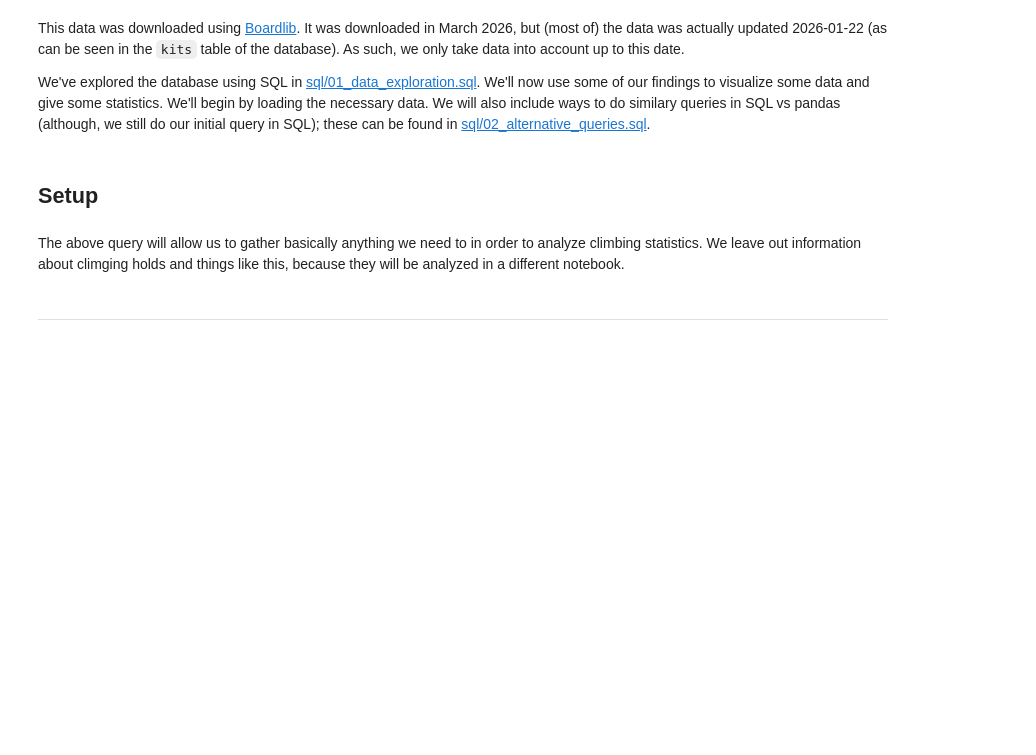
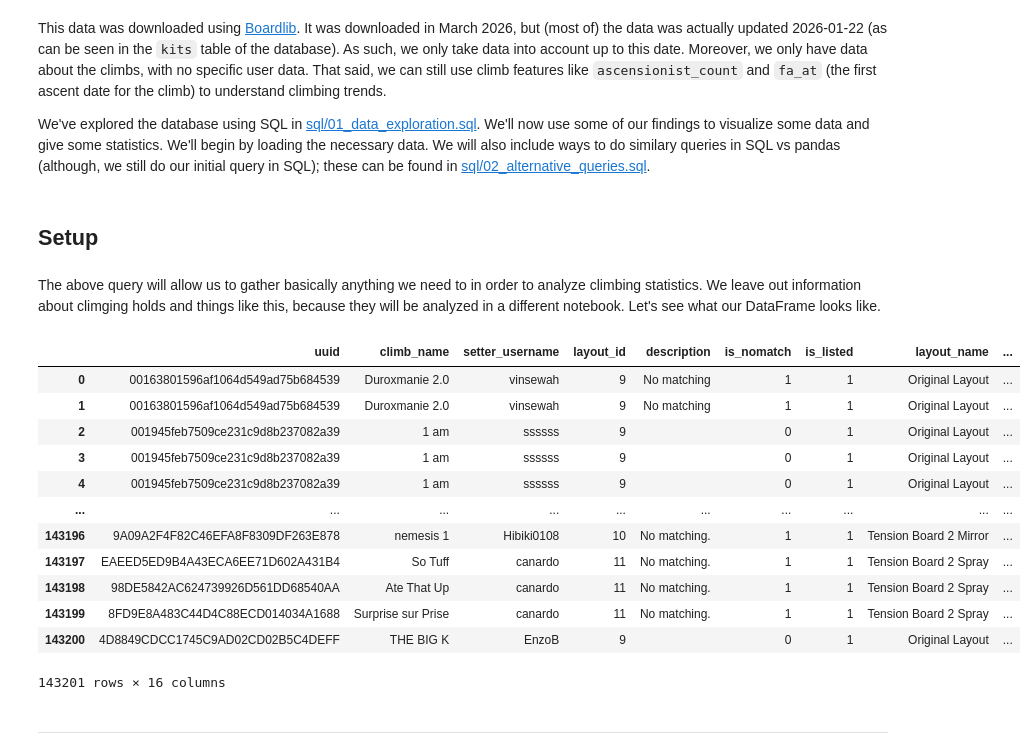
Before and after one commit to psark007/Tension-Board-2-Analysis, a Jupyter notebook: notebooks/01_data_overview_and_climbing_statistics.ipynb, the cells around one changed output. Drawn from its saved outputs; the diff is of its cells as text; code cells hidden in the pictures; blank space fills up the shorter version.

```diff
--- a/notebooks/01_data_overview_and_climbing_statistics.ipynb
+++ b/notebooks/01_data_overview_and_climbing_statistics.ipynb
@@ -1,5 +1,5 @@
 # %% [markdown]
-This data was downloaded using [Boardlib](https://github.com/lemeryfertitta/BoardLib). It was downloaded in March 2026, but (most of) the data was actually updated 2026-01-22 (as can be seen in the `kits` table of the database). As such, we only take data into account up to this date.
+This data was downloaded using [Boardlib](https://github.com/lemeryfertitta/BoardLib). It was downloaded in March 2026, but (most of) the data was actually updated 2026-01-22 (as can be seen in the `kits` table of the database). As such, we only take data into account up to this date. Moreover, we only have data about the climbs, with no specific user data. That said, we can still use climb features like `ascensionist_count` and `fa_at` (the first ascent date for the climb) to understand climbing trends.
 
 We've explored the database using SQL in [sql/01_data_exploration.sql](../sql/01_data_exploration.sql). We'll now use some of our findings to visualize some data and give some statistics. We'll begin by loading the necessary data. We will also include ways to do similary queries in SQL vs pandas (although, we still do our initial query in SQL); these can be found in [sql/02_alternative_queries.sql](../sql/02_alternative_queries.sql).
 # %% [markdown]
@@ -56,7 +57,23 @@ WHERE cs.display_difficulty IS NOT NULL
 # Load it into a DataFrame
 df = pd.read_sql_query(climbs_query, conn)
 # %% [markdown]
-The above query will allow us to gather basically anything we need to in order to analyze climbing statistics. We leave out information about climging holds and things like this, because they will be analyzed in a different notebook.
+The above query will allow us to gather basically anything we need to in order to analyze climbing statistics. We leave out information about climging holds and things like this, because they will be analyzed in a different notebook. Let's see what our DataFrame looks like.
+# %%
+df
+# %% [output]
+|  | uuid | climb_name | setter_username | layout_id | description | is_nomatch | is_listed | layout_name | ... |
+| 0 | 00163801596af1064d549ad75b684539 | Duroxmanie 2.0 | vinsewah | 9 | No matching | 1 | 1 | Original Layout | ... |
+| 1 | 00163801596af1064d549ad75b684539 | Duroxmanie 2.0 | vinsewah | 9 | No matching | 1 | 1 | Original Layout | ... |
+| 2 | 001945feb7509ce231c9d8b237082a39 | 1 am | ssssss | 9 |  | 0 | 1 | Original Layout | ... |
+| 3 | 001945feb7509ce231c9d8b237082a39 | 1 am | ssssss | 9 |  | 0 | 1 | Original Layout | ... |
+| 4 | 001945feb7509ce231c9d8b237082a39 | 1 am | ssssss | 9 |  | 0 | 1 | Original Layout | ... |
+| ... | ... | ... | ... | ... | ... | ... | ... | ... | ... |
+| 143196 | 9A09A2F4F82C46EFA8F8309DF263E878 | nemesis 1 | Hibiki0108 | 10 | No matching. | 1 | 1 | Tension Board 2 Mirror | ... |
+| 143197 | EAEED5ED9B4A43ECA6EE71D602A431B4 | So Tuff | canardo | 11 | No matching. | 1 | 1 | Tension Board 2 Spray | ... |
+| 143198 | 98DE5842AC624739926D561DD68540AA | Ate That Up | canardo | 11 | No matching. | 1 | 1 | Tension Board 2 Spray | ... |
+| 143199 | 8FD9E8A483C44D4C88ECD014034A1688 | Surprise sur Prise | canardo | 11 | No matching. | 1 | 1 | Tension Board 2 Spray | ... |
+| 143200 | 4D8849CDCC1745C9AD02CD02B5C4DEFF | THE BIG K | EnzoB | 9 |  | 0 | 1 | Original Layout | ... |
+143201 rows × 16 columns
 # %% [markdown]
 ---
 # %% [markdown]
```
Also changed, not shown: parts of 19 cells of this notebook, 49 other files.
